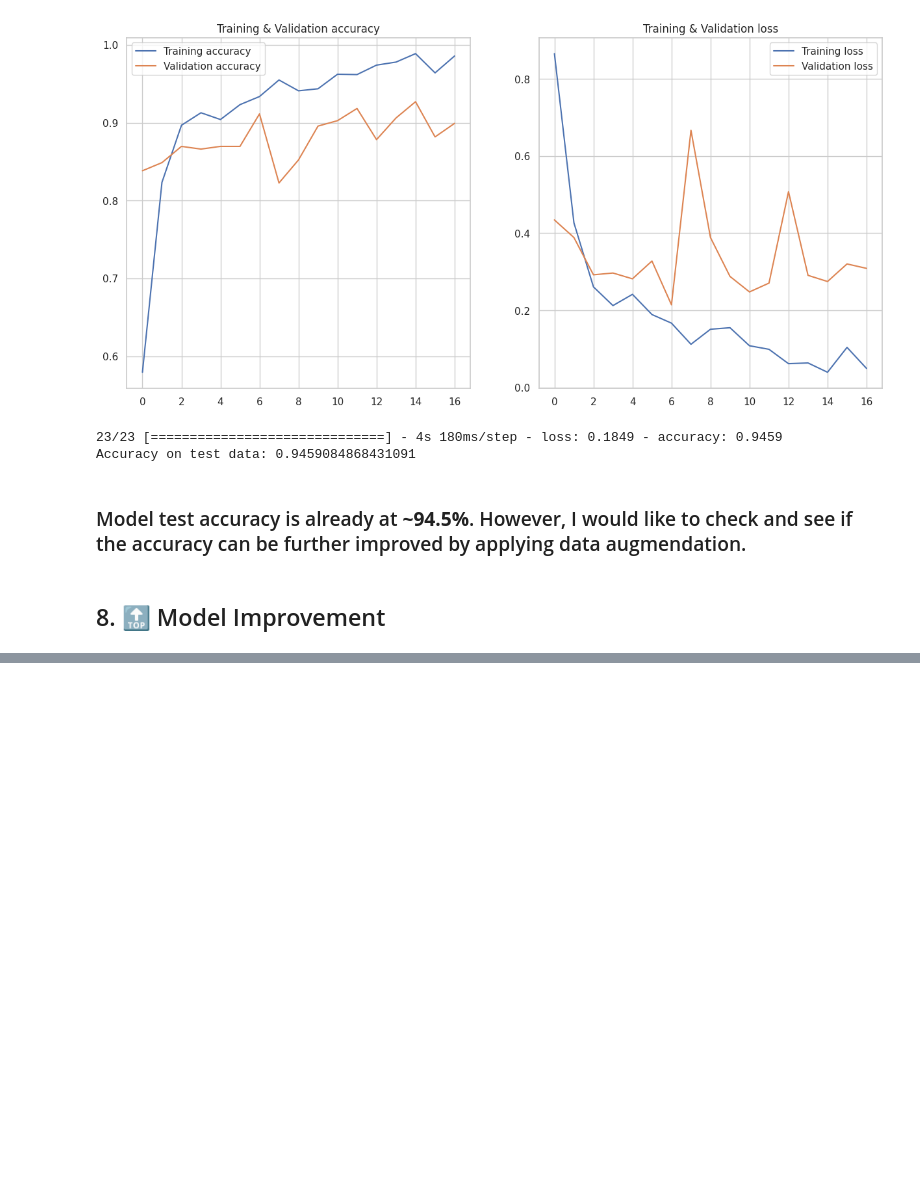
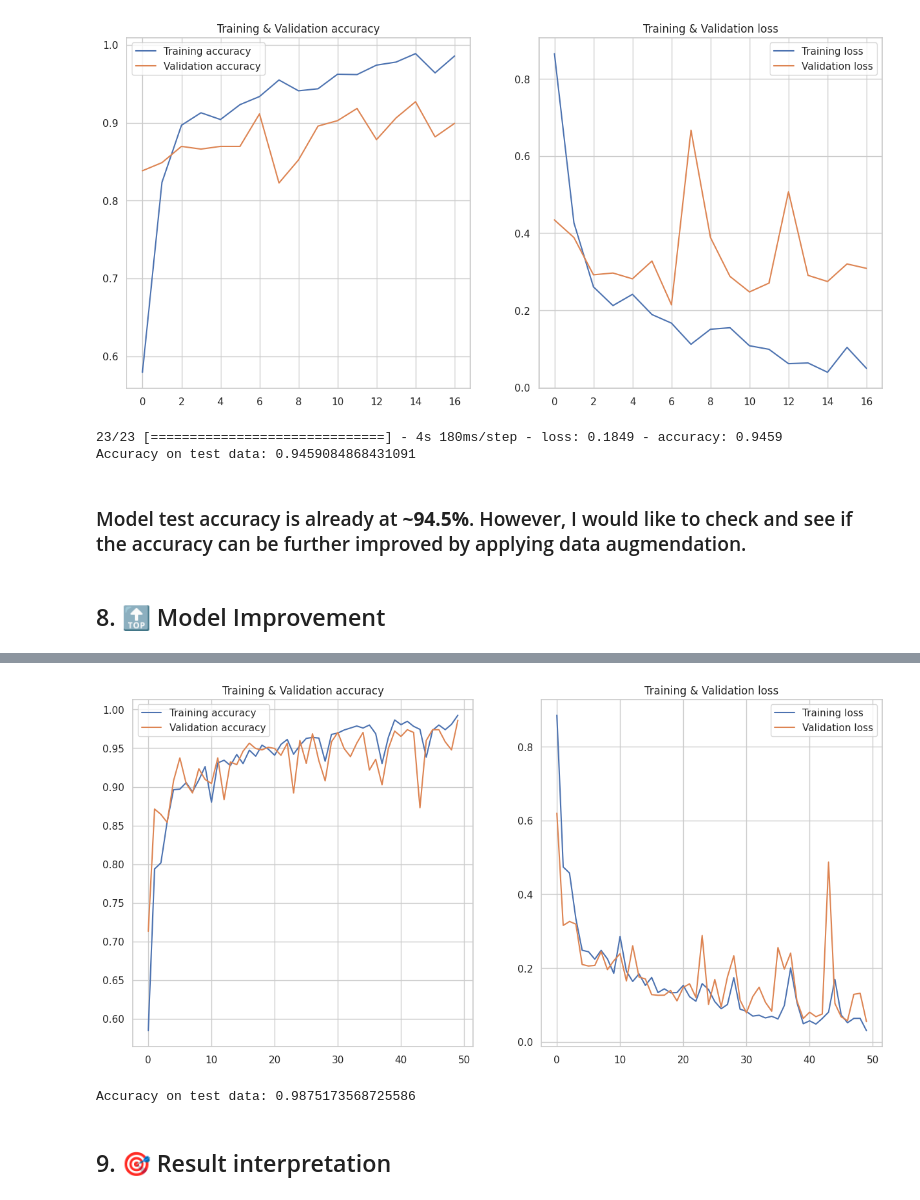
Before and after one commit to Kaaykun/TomatoLeafDisease, a Jupyter notebook: notebooks/TomatoLeafDisease.ipynb, the cells around one changed output, grey strips where cells are left out. Saved outputs shown, nothing was run; the diff lists cells and outputs as text; code cells hidden in the pictures; blank space fills up the shorter version.

```diff
--- a/notebooks/TomatoLeafDisease.ipynb
+++ b/notebooks/TomatoLeafDisease.ipynb
@@ -523,0 +589,10 @@ Accuracy on test data: 0.9459084868431091
+# %%
+aug_model, aug_early_stoping = initialize_model()
+# %%
+aug_history = aug_model.fit(
+    aug_train_data,
+    validation_data = aug_val_data,
+    epochs = 50,
+    verbose = 1,
+    callbacks = [aug_early_stoping]
+)
@@ -523,0 +617,11 @@ Accuracy on test data: 0.9459084868431091
+# %%
+plot_history(aug_history)
+# %% [output]
+[figure, added]
+# %%
+aug_test_accuracy = aug_model.evaluate(test_data)
+print(f'Accuracy on test data: {aug_test_accuracy[1]}')
+# %% [output]
+Accuracy on test data: 0.9875173568725586
+# %% [markdown]
+## 9. 🎯 Result interpretation
```
Also changed, not shown: parts of 14 cells of this notebook.
